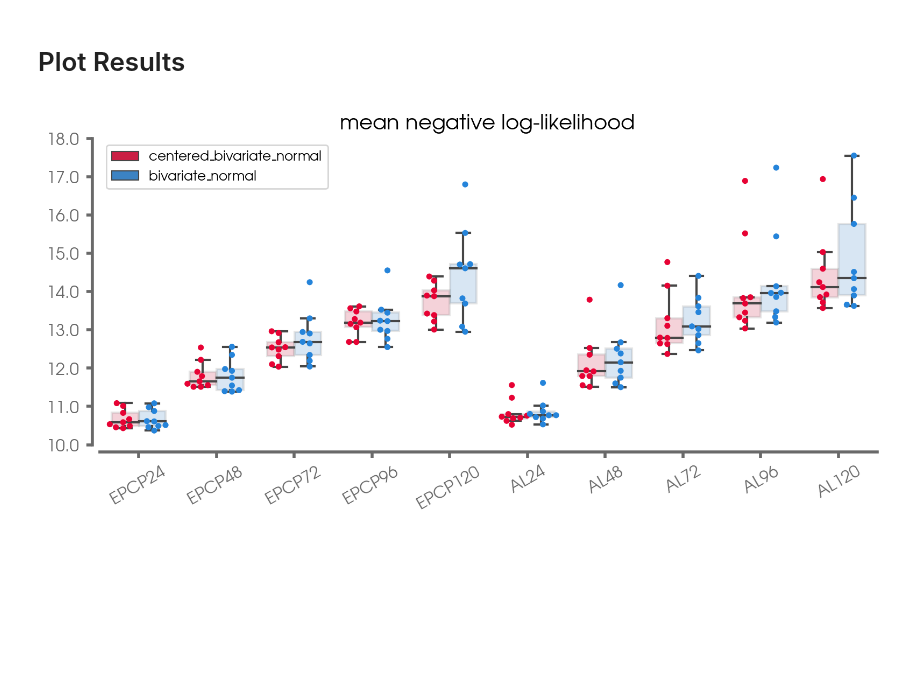
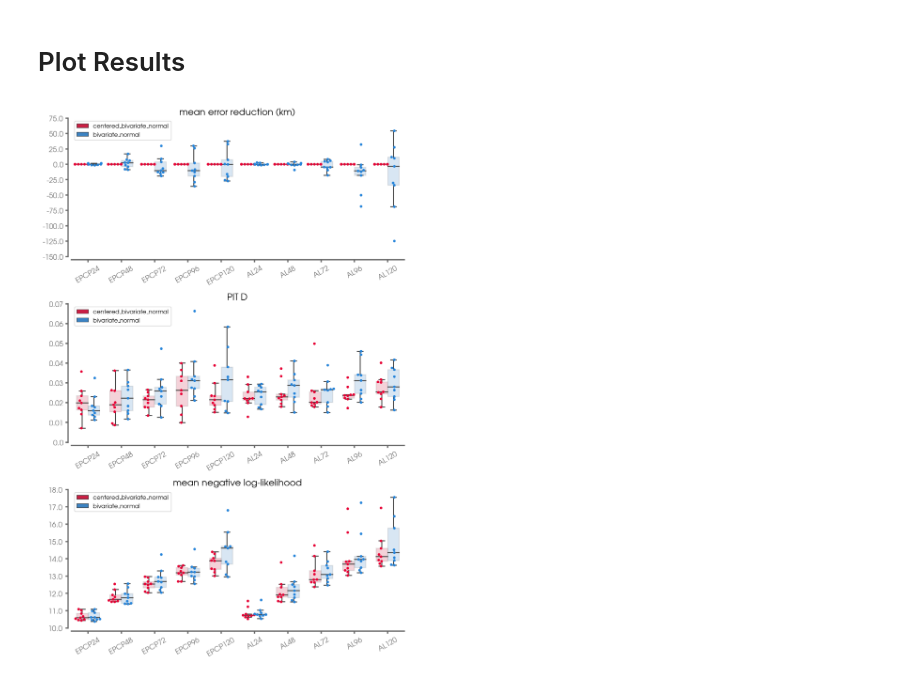
Before and after one commit to mafern/tcane_track, a Jupyter notebook: centered_bivariate_normal/_metric_compare.ipynb, the cells around one changed output. Saved outputs shown, nothing was run; the diff lists cells and outputs as text; code cells hidden in the pictures; blank space fills up the shorter version.

```diff
--- a/centered_bivariate_normal/_metric_compare.ipynb
+++ b/centered_bivariate_normal/_metric_compare.ipynb
@@ -213,24 +238,27 @@ df_metrics_combined = pd.concat([df_metrics,df_metrics_other])
 FS = 14
 
 colors = cmr.take_cmap_colors('cmr.guppy', 2, cmap_range=(0.2, .8), return_fmt='hex')
-# colors = ('#C3B1E1','#D95980','#A9C961')
-# panel_letters = ('(a)','(b)','(c)','(d)')
+panel_letters = ('(a)','(b)','(c)','(d)')
 x_axis_list = ("basin_lead",)#("basin_lead", "exp_name")
 
 metric_data = ''
 metric_list = (
-               'neg_log_like_test',
-              )
+    'mean_error_reduction_test',
+    'pit_D_valtest',
+    'neg_log_like_test',
+)
 title_text = (
-              'mean negative log-likelihood',
-             )
+    'mean error reduction (km)',
+    'PIT D',
+    'mean negative log-likelihood',
+)
 
 for x_axis in x_axis_list:
-    f, ax = plt.subplots(1, 1, figsize=(8,4),dpi=200)
-    # axs = axs.flatten()
+    f, axs = plt.subplots(3, 1, figsize=(8,12),dpi=200)
+    axs = axs.flatten()
 
     for imetric, metric in enumerate(metric_list):
-        # ax = axs[imetric]
+        ax = axs[imetric]
         g1 = sns.boxplot(x=x_axis,
                          y=metric,
                          hue="uncertainty_type",
@@ -253,35 +281,35 @@ for x_axis in x_axis_list:
                            ax=ax)
 
         handles, labels = ax.get_legend_handles_labels()
-        l = plt.legend(handles[0:int(len(labels)/2)], labels[0:int(len(labels)/2)],
+        l = ax.legend(handles[0:int(len(labels)/2)], labels[0:int(len(labels)/2)],
                        # bbox_to_anchor=(1.05, 1),
                        loc=2,
                        fontsize=9,
                        # borderaxespad=0.,
                       )
         # ax.get_legend().remove()
         ax.set_title(title_text[imetric],
                      fontsize=FS,
                      color='k',
                     )
 
         x_tick_labels = ax.get_xticklabels()
         y_tick_labels = ax.get_yticklabels()
         yticks = np.around(ax.get_yticks(),3)
 
         format_spines(ax)
         ax.set_xticklabels(x_tick_labels,rotation = 30,fontsize=FS*.8)
         ax.set_xlabel('')
         ax.set_yticks(yticks)
         ax.set_yticklabels(yticks,fontsize=FS*.8)
         ax.set_ylabel('')
 
 
     plt.tight_layout()
     plt.savefig(FIGURE_PATH + 'compare_NLL_split_centered_and_bivariate_normal_boxplots.png', dpi=dpiFig, bbox_inches='tight')
     plt.show()
 # %% [output]
-[figure, old version]
+[figure, new version]
 # %%
 # print(df_metrics[df_metrics["exp_name"]=="bivariate_normal_103_EPCP72"][["testing_years","neg_log_like_test"]].min())
 # print(df_metrics[df_metrics["exp_name"]=="bivariate_normal_104_EPCP96"][["testing_years","neg_log_like_test"]].min())
```
Also changed, not shown: parts of 3 cells of this notebook, 4 other files.
